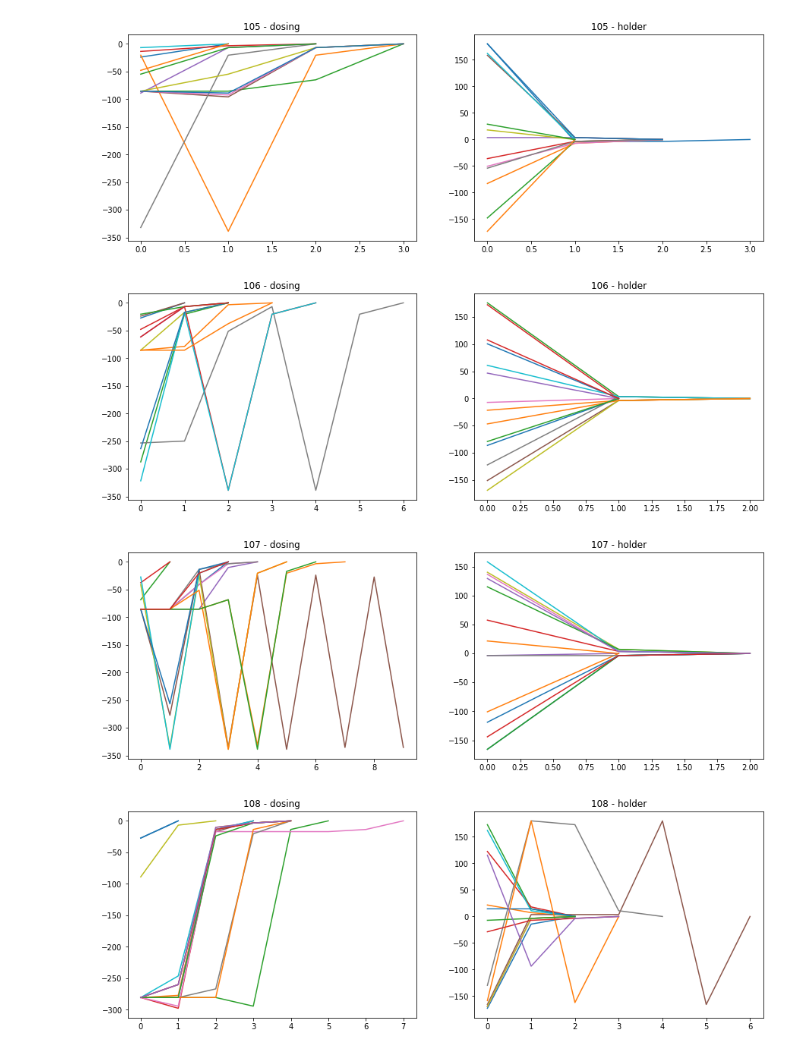
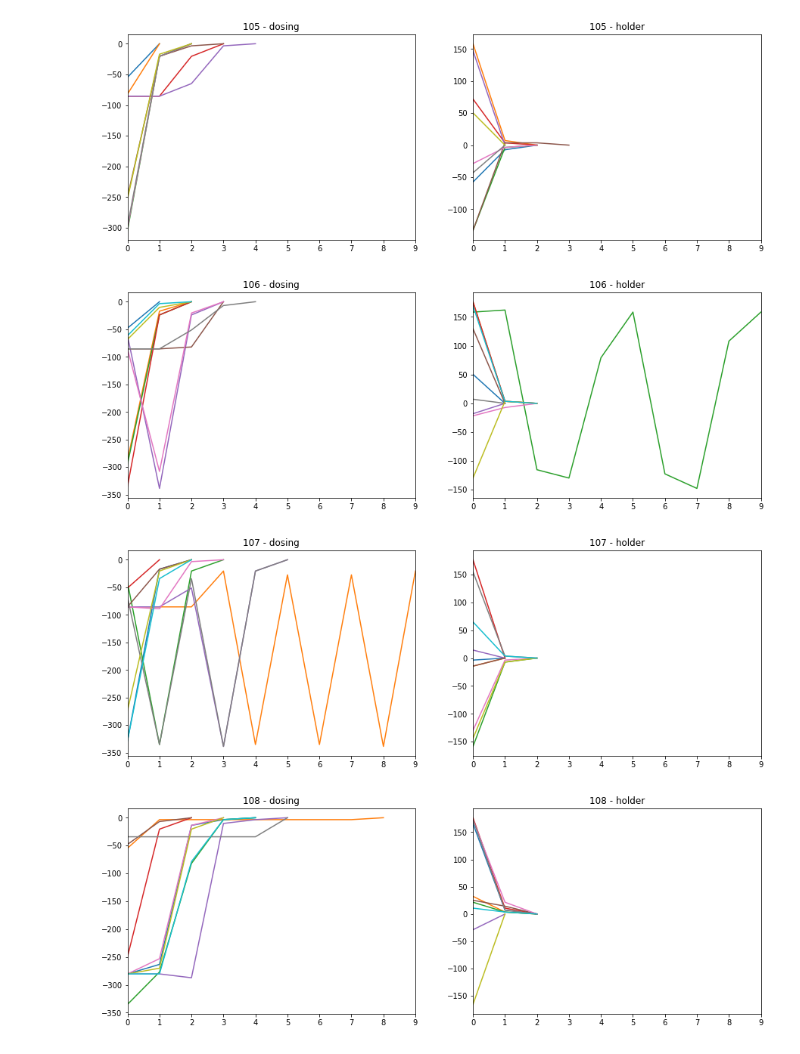
Before and after one commit to hamedty/pm, a Jupyter notebook: server/Vision Tries Analysis.ipynb, the cells around one changed output. Cells and saved outputs as stored; diff of their text form; code cells hidden in the pictures.

```diff
--- a/server/Vision Tries Analysis.ipynb
+++ b/server/Vision Tries Analysis.ipynb
@@ -30,5 +19,12 @@ for s in range(101,111):
 # %%
 import matplotlib.pyplot as plt
+import datetime
+from bson.objectid import ObjectId
+
+mins = 15
+now = datetime.datetime.now() - datetime.timedelta(hours=3.5)
+from_time = now - datetime.timedelta(hours=1)
+dummy_id = ObjectId.from_datetime(from_time)
 
 
 for s in range(101,111):
@@ -37,11 +33,12 @@ for s in range(101,111):
     fig.set_size_inches(15, 5, forward=True)
 
     for component in ['holder', 'dosing']:
-        res = col.find({'station':s, 'component': component})
+        res = col.find({'station':s, 'component': component, "_id": {"$gte": dummy_id}})
         res = [r['steps'] for r in res]
         ax = axs[component]
         for i in res:
             ax.plot(i)
+        ax.set_xlim(0,9)
 
         ax.set_title(str(s) + ' - ' + component)
 # %% [output]
@@ -52,4 +49,4 @@ for s in range(101,111):
-[figure, old version]
+[figure, new version]
-[figure, old version]
+[figure, new version]
-[figure, old version]
+[figure, new version]
-[figure, old version]
+[figure, new version]
```
Also changed, not shown: parts of 3 cells of this notebook, 15 other files.
